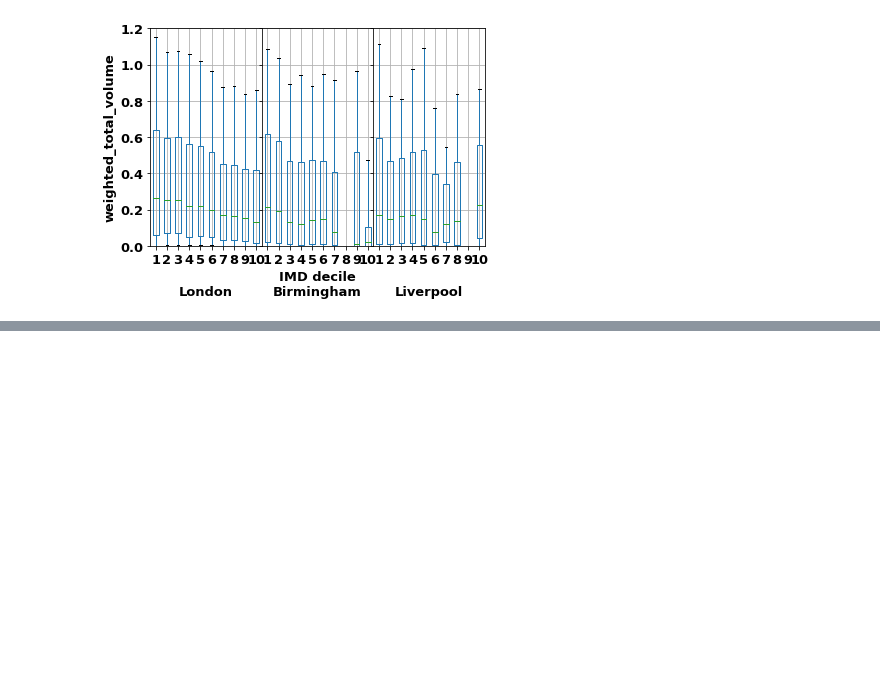
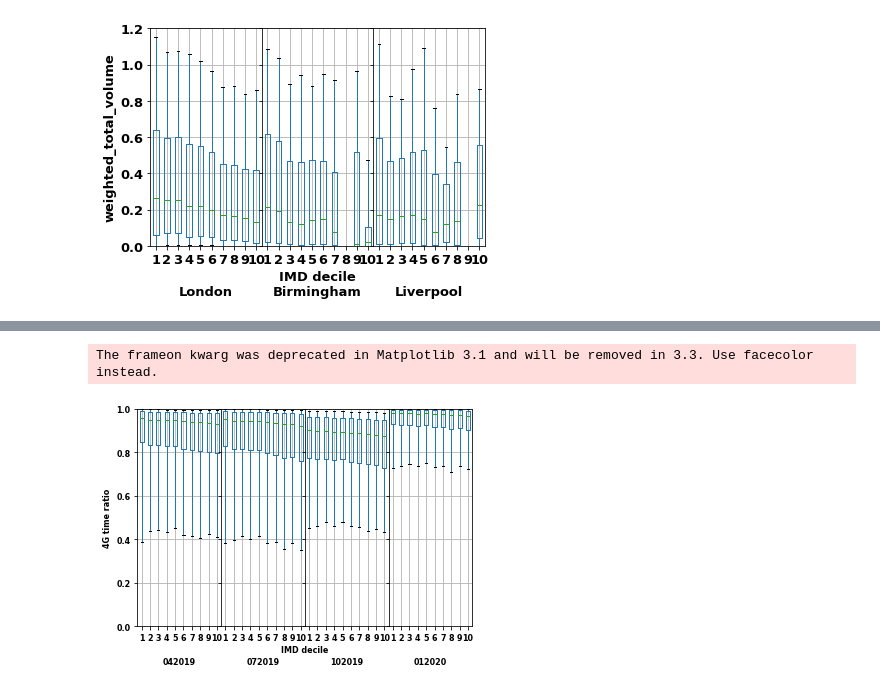
Before and after one commit to 5uperpalo/Telefonica, a Jupyter notebook: IMC2020/IMC2020_figures.ipynb, the cells around one changed output, grey strips where cells are left out. Saved outputs shown, nothing was run; the diff lists cells and outputs as text; code cells hidden in the pictures; blank space fills up the shorter version.

```diff
--- a/IMC2020/IMC2020_figures.ipynb
+++ b/IMC2020/IMC2020_figures.ipynb
@@ -493,0 +520,56 @@ The frameon kwarg was deprecated in Matplotlib 3.1 and will be removed in 3.3. U
+# %%
+london_homeantenna_pd = pd.read_csv(london_homeantenna_loc, index_col=False)
+london_antenna_imd_pd = pd.read_csv(london_antenna_imd_loc, index_col=False)
+# %%
+london_userperf_pd = pd.merge(london_userperf_pd, london_homeantenna_pd, on='device_id', how='inner')
+london_userperf_pd = pd.merge(london_userperf_pd, london_antenna_imd_pd, left_on='antenna_id', right_on='lkey', how='inner')
+# %%
+for column in ['avg(rtt4g_avg)', 'avg(retx4g_avg)']:
+    for month in MMYYYY_list:
+        max_90p = 0
+        for imd_id in range(1, 11):
+            imd_90p = london_userperf_pd.loc[(london_userperf_pd['IMDDecil']==imd_id) & (london_userperf_pd['MMYYYY']==month),column].quantile(q=0.9)
+            if max_90p < imd_90p:
+                max_90p = imd_90p
+        london_userperf_pd.loc[london_userperf_pd['MMYYYY']==month,column] = london_userperf_pd.loc[london_userperf_pd['MMYYYY']==month,column].divide(max_90p)
+london_userperf_pd['sum(bytes4g)_ratio'] = london_userperf_pd['sum(bytes4g)']/london_userperf_pd['sum(bytesall)']
+# %%
+#
+# again, uncomment the plot you want to plot/save
+#
+
+import matplotlib.pyplot as plt
+plt.rcParams.update({'font.size': 8, 'font.weight':'bold', 'axes.labelweight' : "bold"})
+
+fig, axes = plt.subplots(ncols=4, sharey=True)
+fig.subplots_adjust(wspace=0)
+
+for ax, month in zip(axes, MMYYYY_list):
+    london_userperf_pd[london_userperf_pd['MMYYYY']==month].pivot(columns='IMDDecil', values='sum(bytes4g)_ratio').boxplot(whis=[10,90],showfliers =False,ax=ax)
+    ax.margins(0.05) # Optional
+    ax.set_ylim([0,1])
+    ax.set_xlabel('\n'+month)
+axes[0].set_ylabel('4G time ratio')
+axes[2].text(-2.3, -0.12, 'IMD decile', fontsize=8)
+fig.savefig('plots/nw_quality_acc_soceco_cls_seasonality_lnd_a).pdf',transparent=True,bbox_inches='tight', pad_inches=0, frameon=False);
+
+# for ax, month in zip(axes, MMYYYY_list):
+#     london_userperf_pd[london_userperf_pd['MMYYYY']==month].pivot(columns='IMDDecil', values='avg(retx4g_avg)').boxplot(whis=[10,90],showfliers =False,ax=ax)
+#     ax.margins(0.05) # Optional
+#     ax.set_ylim([0,1])
+#     ax.set_xlabel('\n'+month)
+# axes[0].set_ylabel('Pkt retx [freq]')
+# axes[2].text(-2.3, -0.12, 'IMD decile', fontsize=8)
+# fig.savefig('plots/nw_quality_acc_soceco_cls_seasonality_lnd_b).pdf',transparent=True,bbox_inches='tight', pad_inches=0, frameon=False);
+
+# for ax, month in zip(axes, MMYYYY_list):
+#     london_userperf_pd[london_userperf_pd['MMYYYY']==month].pivot(columns='IMDDecil', values='avg(rtt4g_avg)').boxplot(whis=[10,90],showfliers=False,ax=ax)
+#     ax.margins(0.05) # Optional
+#     ax.set_ylim([0,1])
+#     ax.set_xlabel('\n'+month)
+# axes[0].set_ylabel('Latency')
+# axes[2].text(-2.3, -0.12, 'IMD decile', fontsize=8)
+# fig.savefig('plots/nw_quality_acc_soceco_cls_seasonality_lnd_c).pdf',transparent=True,bbox_inches='tight', pad_inches=0, frameon=False);
+# %% [output]
+The frameon kwarg was deprecated in Matplotlib 3.1 and will be removed in 3.3. Use facecolor instead.
+[figure, added]
```
Also changed, not shown: parts of 5 cells of this notebook, 2 other files.
